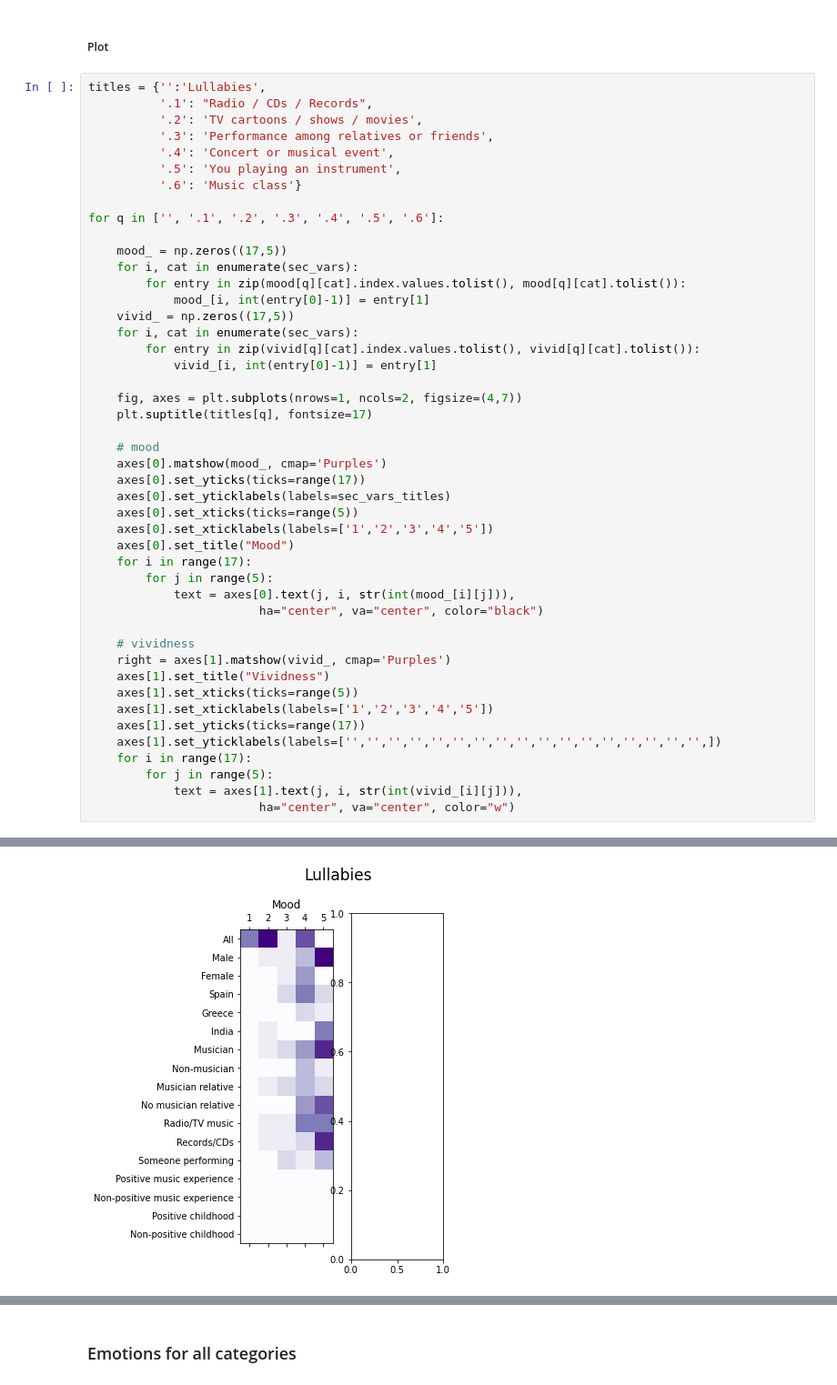
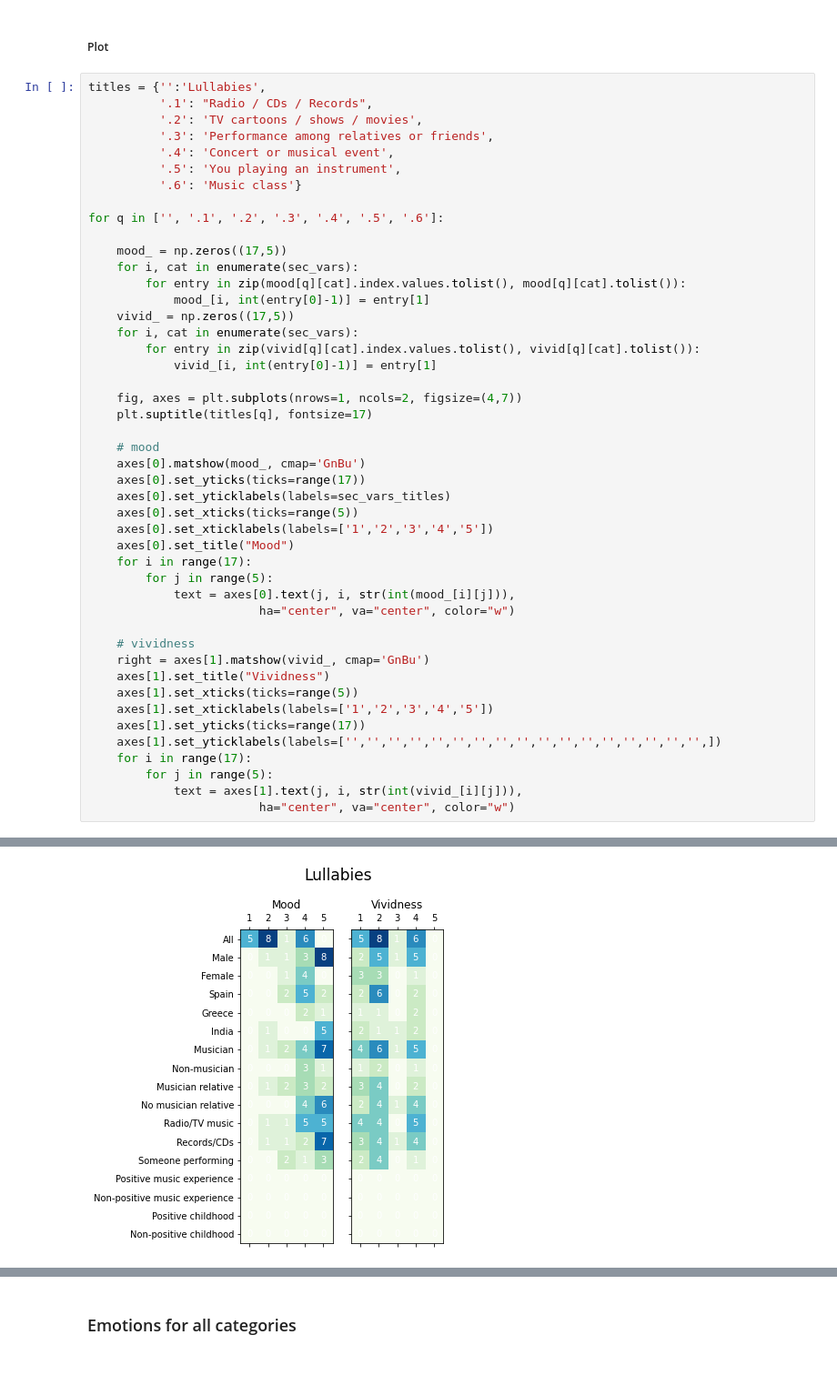
Before and after one commit to chrispla/early-musical-memories, a Jupyter notebook: vis.ipynb, the cells around one changed output, grey strips where cells are left out. Shown at 91% size. Saved outputs shown, nothing was run; the diff lists cells and outputs as text.

```diff
--- a/vis.ipynb
+++ b/vis.ipynb
@@ -301,7 +301,7 @@ for q in ['', '.1', '.2', '.3', '.4', '.5', '.6']:
     plt.suptitle(titles[q], fontsize=17)
 
     # mood
-    axes[0].matshow(mood_, cmap='Purples')
+    axes[0].matshow(mood_, cmap='GnBu')
     axes[0].set_yticks(ticks=range(17))
     axes[0].set_yticklabels(labels=sec_vars_titles)
     axes[0].set_xticks(ticks=range(5))
@@ -310,10 +310,10 @@ for q in ['', '.1', '.2', '.3', '.4', '.5', '.6']:
     for i in range(17):
         for j in range(5):
             text = axes[0].text(j, i, str(int(mood_[i][j])),
-                        ha="center", va="center", color="black")
+                        ha="center", va="center", color="w")
 
     # vividness
-    right = axes[1].matshow(vivid_, cmap='Purples')
+    right = axes[1].matshow(vivid_, cmap='GnBu')
     axes[1].set_title("Vividness")
     axes[1].set_xticks(ticks=range(5))
     axes[1].set_xticklabels(labels=['1','2','3','4','5'])
@@ -328 +327 @@ ValueError: 'o' is not a valid value for color
-[figure, old version]
+[figure, new version]
```
Also changed, not shown: parts of 1 cell of this notebook.
